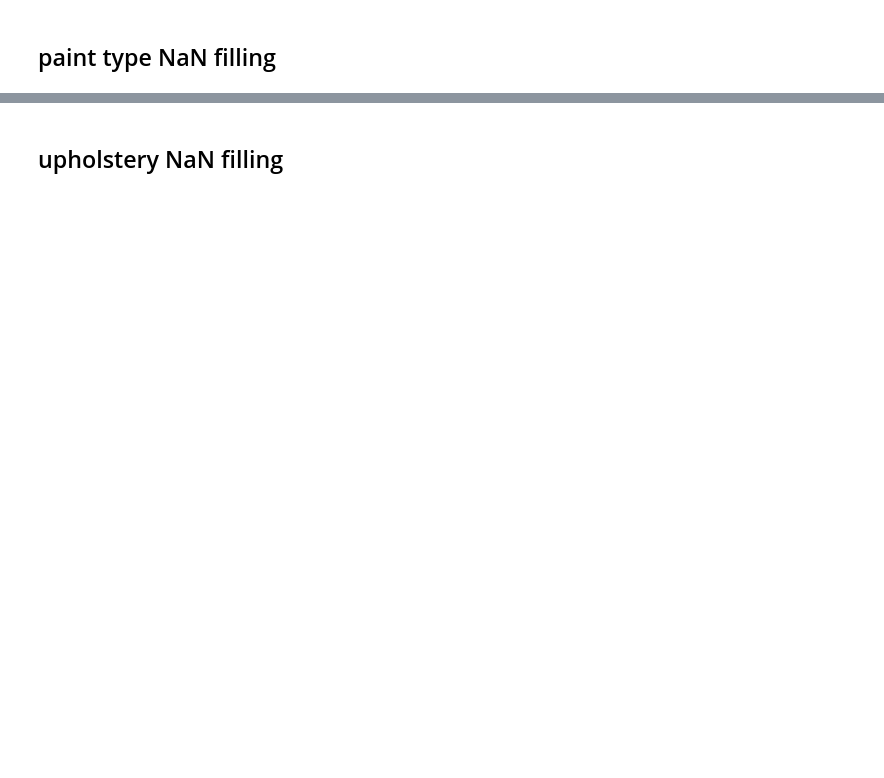
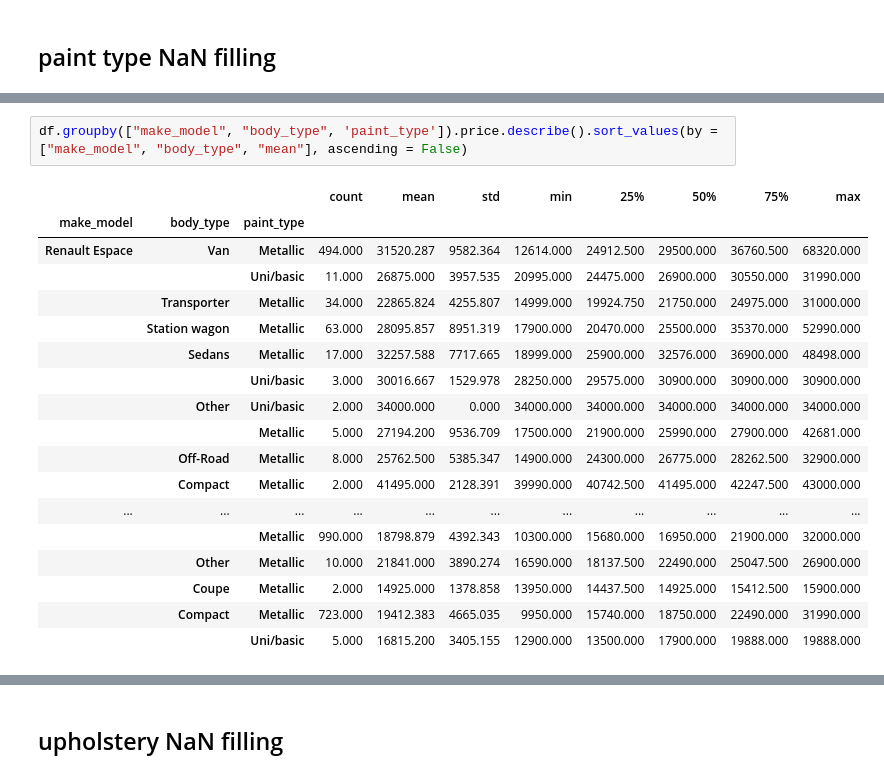
Before and after one commit to YusufSHub/DAwPython-Capstone-Project, a Jupyter notebook: DAwPy-Capstone_Project_(AutoScout)_D1124-Yusuf Missing Values.ipynb, the cells around one changed output, grey strips where cells are left out. Cells and saved outputs as stored; diff of their text form; blank space fills up the shorter version.

```diff
--- a/DAwPy-Capstone_Project_(AutoScout)_D1124-Yusuf Missing Values.ipynb
+++ b/DAwPy-Capstone_Project_(AutoScout)_D1124-Yusuf Missing Values.ipynb
@@ -877,0 +1053,21 @@ df[df["price"]<1000]
+# %%
+df.groupby(["make_model", "body_type", 'paint_type']).price.describe().sort_values(by = ["make_model", "body_type", "mean"], ascending = False)
+# %% [output]
+|  |  |  | count | mean | std | min | 25% | 50% | 75% | max |
+| make_model | body_type | paint_type |  |  |  |  |  |  |  |  |
+| Renault Espace | Van | Metallic | 494.000 | 31520.287 | 9582.364 | 12614.000 | 24912.500 | 29500.000 | 36760.500 | 68320.000 |
+|  |  | Uni/basic | 11.000 | 26875.000 | 3957.535 | 20995.000 | 24475.000 | 26900.000 | 30550.000 | 31990.000 |
+|  | Transporter | Metallic | 34.000 | 22865.824 | 4255.807 | 14999.000 | 19924.750 | 21750.000 | 24975.000 | 31000.000 |
+|  | Station wagon | Metallic | 63.000 | 28095.857 | 8951.319 | 17900.000 | 20470.000 | 25500.000 | 35370.000 | 52990.000 |
+|  | Sedans | Metallic | 17.000 | 32257.588 | 7717.665 | 18999.000 | 25900.000 | 32576.000 | 36900.000 | 48498.000 |
+|  |  | Uni/basic | 3.000 | 30016.667 | 1529.978 | 28250.000 | 29575.000 | 30900.000 | 30900.000 | 30900.000 |
+|  | Other | Uni/basic | 2.000 | 34000.000 | 0.000 | 34000.000 | 34000.000 | 34000.000 | 34000.000 | 34000.000 |
+|  |  | Metallic | 5.000 | 27194.200 | 9536.709 | 17500.000 | 21900.000 | 25990.000 | 27900.000 | 42681.000 |
+|  | Off-Road | Metallic | 8.000 | 25762.500 | 5385.347 | 14900.000 | 24300.000 | 26775.000 | 28262.500 | 32900.000 |
+|  | Compact | Metallic | 2.000 | 41495.000 | 2128.391 | 39990.000 | 40742.500 | 41495.000 | 42247.500 | 43000.000 |
+| ... | ... | ... | ... | ... | ... | ... | ... | ... | ... | ... |
+|  |  | Metallic | 990.000 | 18798.879 | 4392.343 | 10300.000 | 15680.000 | 16950.000 | 21900.000 | 32000.000 |
+|  | Other | Metallic | 10.000 | 21841.000 | 3890.274 | 16590.000 | 18137.500 | 22490.000 | 25047.500 | 26900.000 |
+|  | Coupe | Metallic | 2.000 | 14925.000 | 1378.858 | 13950.000 | 14437.500 | 14925.000 | 15412.500 | 15900.000 |
+|  | Compact | Metallic | 723.000 | 19412.383 | 4665.035 | 9950.000 | 15740.000 | 18750.000 | 22490.000 | 31990.000 |
+|  |  | Uni/basic | 5.000 | 16815.200 | 3405.155 | 12900.000 | 13500.000 | 17900.000 | 19888.000 | 19888.000 |
```
Also changed, not shown: parts of 68 cells of this notebook, 1 other file.
